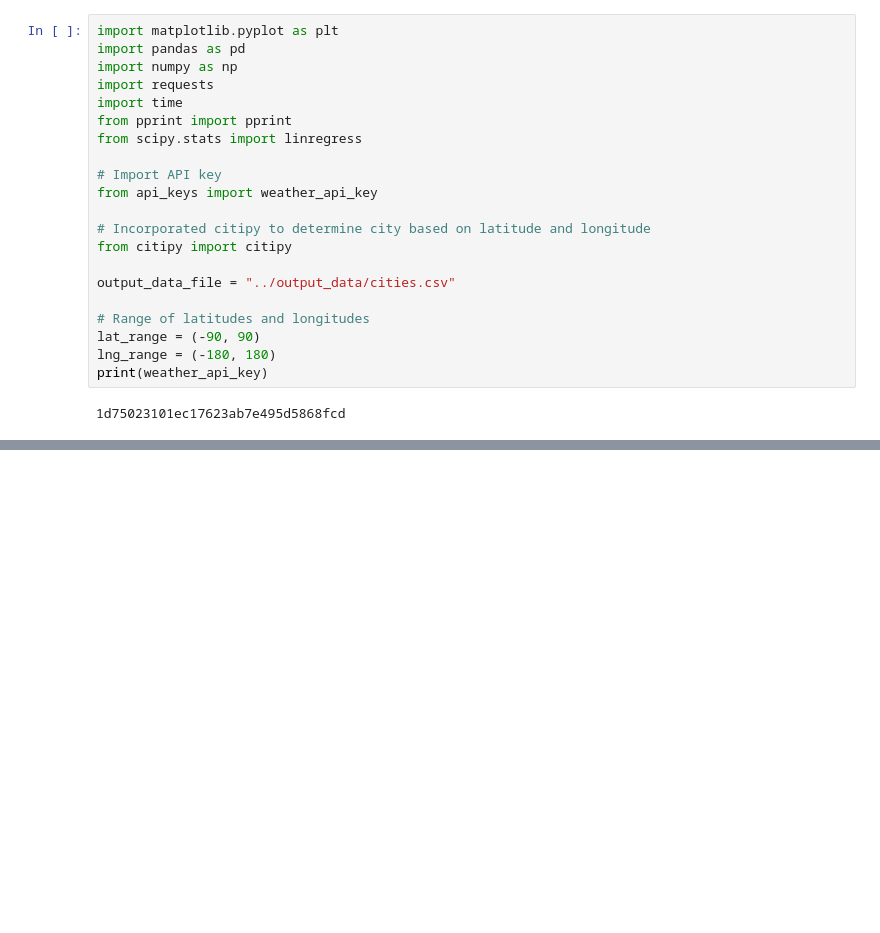
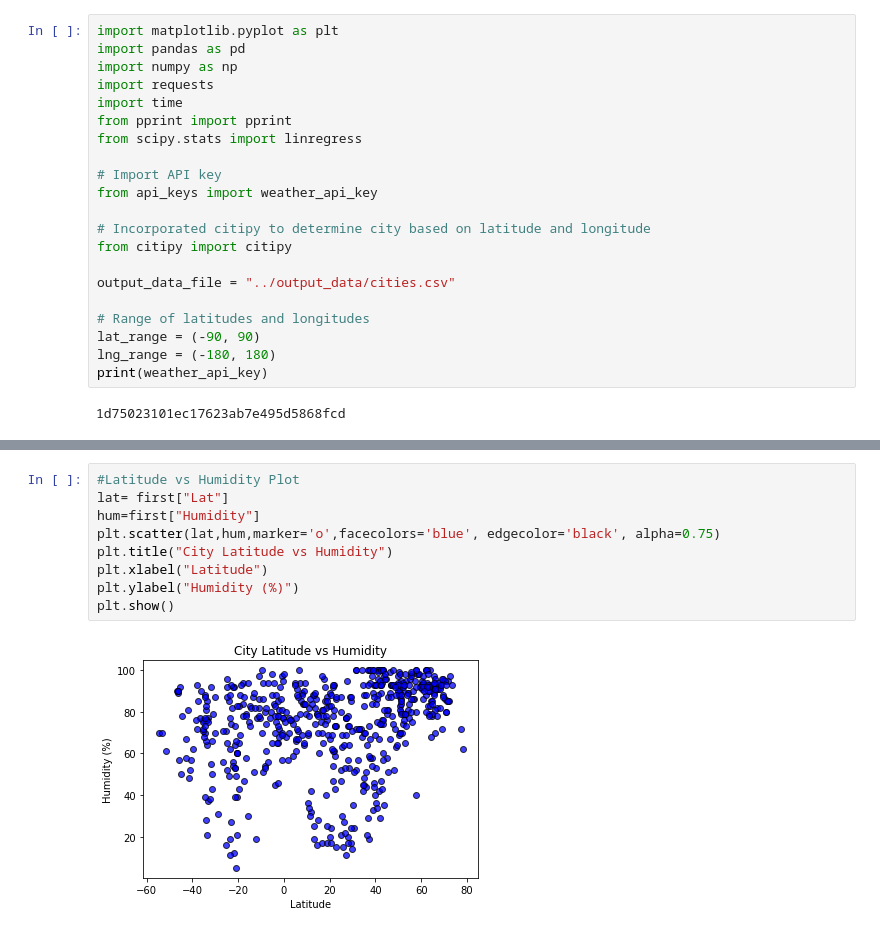
Before and after one commit to larunachalam10/Python-API-Challenge, a Jupyter notebook: WeatherPy/WeatherPy.ipynb, the cells around one changed output, grey strips where cells are left out. Cells and saved outputs as stored; diff of their text form; blank space fills up the shorter version.

```diff
--- a/WeatherPy/WeatherPy.ipynb
+++ b/WeatherPy/WeatherPy.ipynb
@@ -149,0 +198,11 @@ first
+# %%
+#Latitude vs Humidity Plot
+lat= first["Lat"]
+hum=first["Humidity"]
+plt.scatter(lat,hum,marker='o',facecolors='blue', edgecolor='black', alpha=0.75)
+plt.title("City Latitude vs Humidity")
+plt.xlabel("Latitude")
+plt.ylabel("Humidity (%)")
+plt.show()
+# %% [output]
+[figure, added]
```
Also changed, not shown: parts of 20 cells of this notebook, 2 other files.
